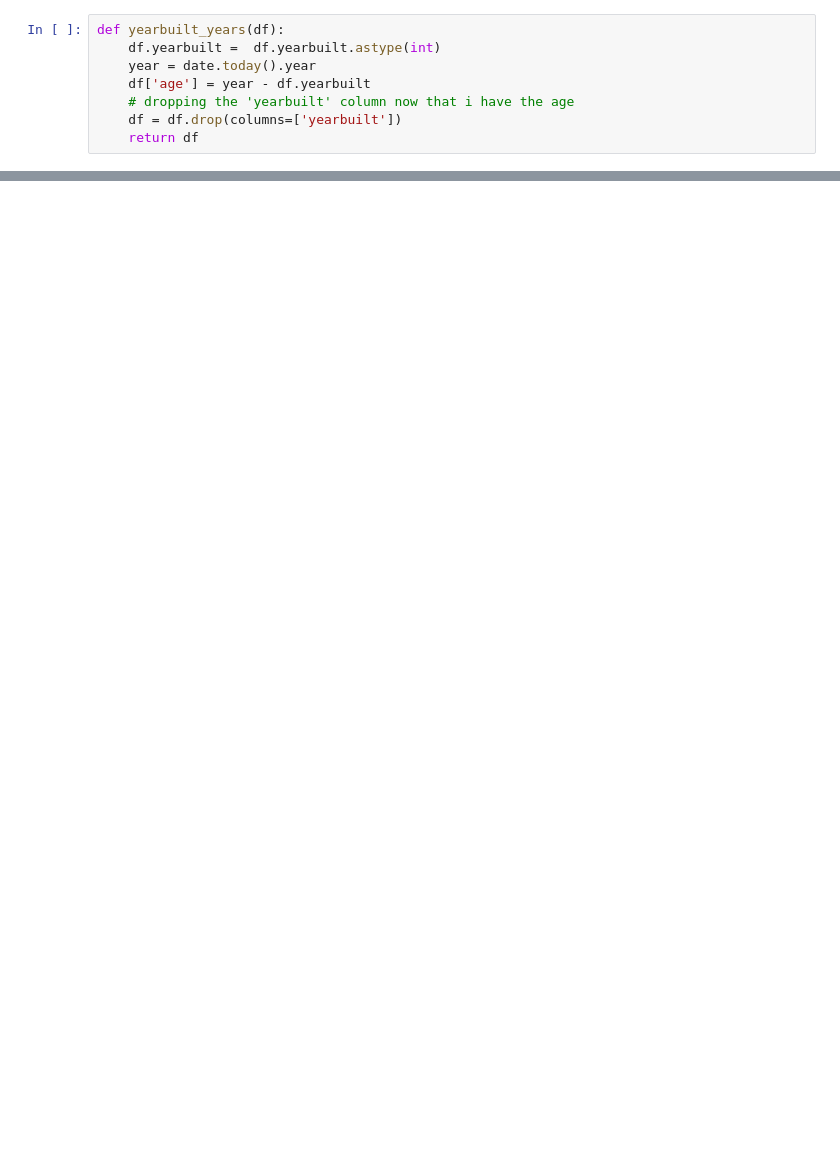
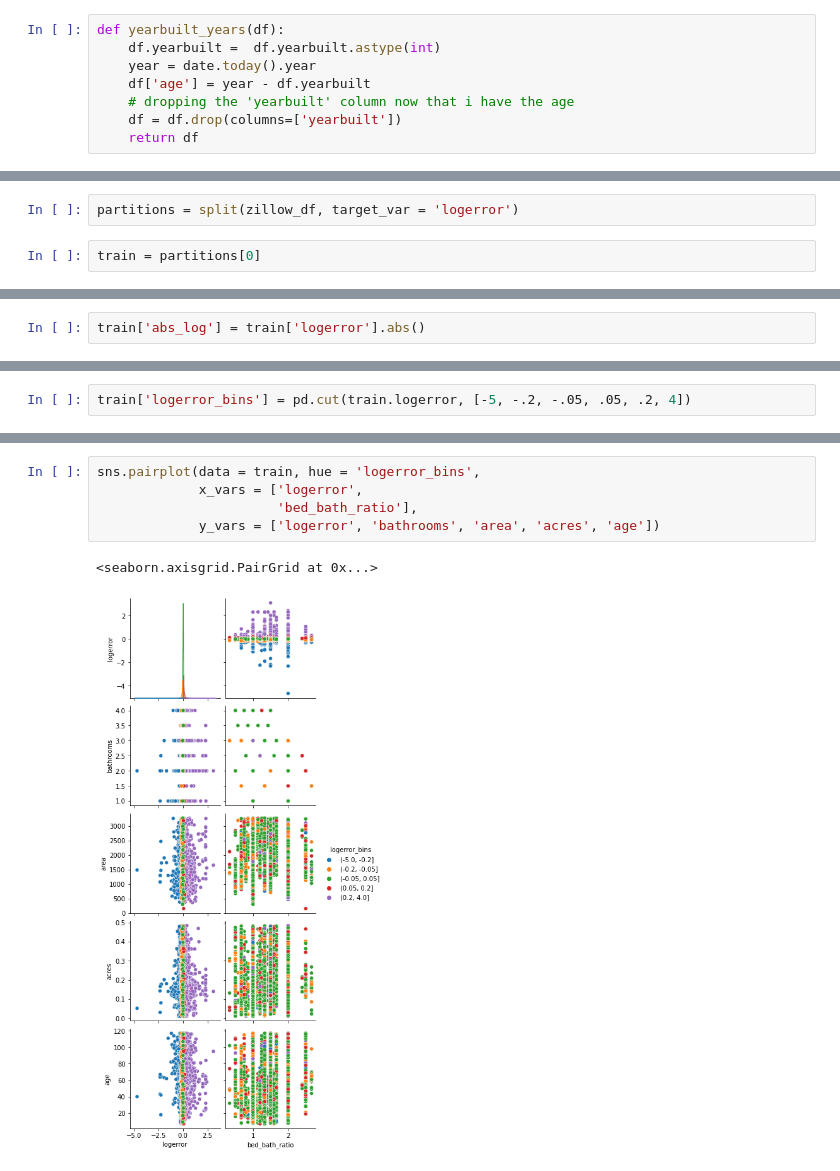
Before and after one commit to TeamOneCluster/ClusterProject, a Jupyter notebook: explore_PJ.ipynb, the cells around one changed output, grey strips where cells are left out. Drawn from its saved outputs; the diff is of its cells as text; blank space fills up the shorter version.

```diff
--- a/explore_PJ.ipynb
+++ b/explore_PJ.ipynb
@@ -99,0 +373,4 @@ ValueError: Cannot convert non-finite values (NA or inf) to integer
+# %%
+partitions = split(zillow_df, target_var = 'logerror')
+# %%
+train = partitions[0]
@@ -99,0 +381,2 @@ ValueError: Cannot convert non-finite values (NA or inf) to integer
+# %%
+train['abs_log'] = train['logerror'].abs()
@@ -99,0 +403,2 @@ ValueError: Cannot convert non-finite values (NA or inf) to integer
+# %%
+train['logerror_bins'] = pd.cut(train.logerror, [-5, -.2, -.05, .05, .2, 4])
@@ -99,0 +414,8 @@ ValueError: Cannot convert non-finite values (NA or inf) to integer
+# %%
+sns.pairplot(data = train, hue = 'logerror_bins',
+             x_vars = ['logerror',
+                       'bed_bath_ratio'],
+             y_vars = ['logerror', 'bathrooms', 'area', 'acres', 'age'])
+# %% [output]
+<seaborn.axisgrid.PairGrid at 0x...>
+[figure, added]
```
Also changed, not shown: parts of 42 cells of this notebook.
